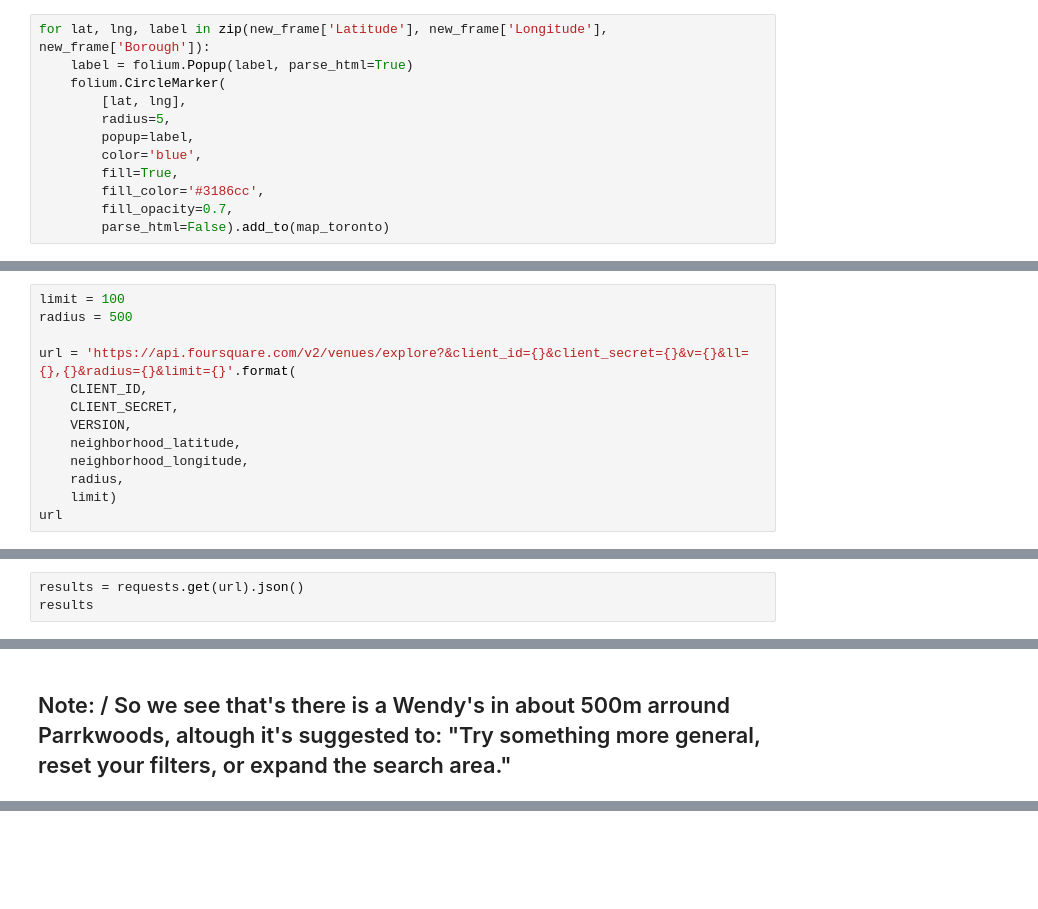
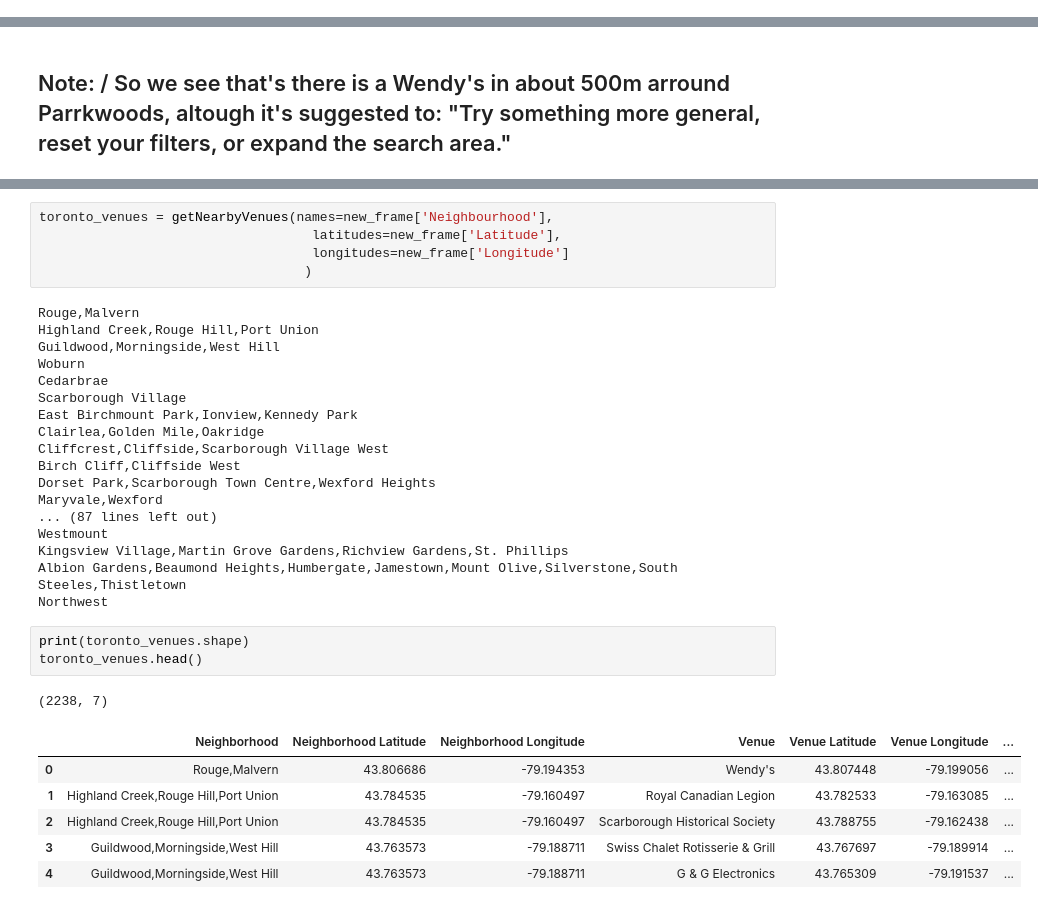
Before and after one commit to cfsanchez25/Coursera_Capstone, a Jupyter notebook: DS capstone project.ipynb, the cells around one changed output, grey strips where cells are left out. Drawn from its saved outputs; the diff is of its cells as text; blank space fills up the shorter version.

```diff
--- a/DS capstone project.ipynb
+++ b/DS capstone project.ipynb
@@ -307,14 +272,2 @@ map_toronto = folium.Map(location=[latitude, longitude], zoom_start=11)
 # %% [markdown]
 ## Adding markers to map
-# %%
-for lat, lng, label in zip(new_frame['Latitude'], new_frame['Longitude'], new_frame['Borough']):
-    label = folium.Popup(label, parse_html=True)
-    folium.CircleMarker(
-        [lat, lng],
-        radius=5,
-        popup=label,
-        color='blue',
-        fill=True,
-        fill_color='#3186cc',
-        fill_opacity=0.7,
-        parse_html=False).add_to(map_toronto)
@@ -354,15 +288,2 @@ Latitude and longitude values of Parkwoods are 43.806686299999996, -79.194353400
 # %% [markdown]
 ## Features for parkwood shown at foursquare!
-# %%
-limit = 100
-radius = 500
-
-url = 'https://api.foursquare.com/v2/venues/explore?&client_id={}&client_secret={}&v={}&ll={},{}&radius={}&limit={}'.format(
-    CLIENT_ID,
-    CLIENT_SECRET,
-    VERSION,
-    neighborhood_latitude,
-    neighborhood_longitude,
-    radius,
-    limit)
-url
@@ -371,3 +289,0 @@ url
-# %%
-results = requests.get(url).json()
-results
@@ -393,0 +339,34 @@ results
+# %%
+toronto_venues = getNearbyVenues(names=new_frame['Neighbourhood'],
+                                   latitudes=new_frame['Latitude'],
+                                   longitudes=new_frame['Longitude']
+                                  )
+# %% [output]
+Rouge,Malvern
+Highland Creek,Rouge Hill,Port Union
+Guildwood,Morningside,West Hill
+Woburn
+Cedarbrae
+Scarborough Village
+East Birchmount Park,Ionview,Kennedy Park
+Clairlea,Golden Mile,Oakridge
+Cliffcrest,Cliffside,Scarborough Village West
+Birch Cliff,Cliffside West
+Dorset Park,Scarborough Town Centre,Wexford Heights
+Maryvale,Wexford
+... (87 lines left out)
+Westmount
+Kingsview Village,Martin Grove Gardens,Richview Gardens,St. Phillips
+Albion Gardens,Beaumond Heights,Humbergate,Jamestown,Mount Olive,Silverstone,South Steeles,Thistletown
+Northwest
+# %%
+print(toronto_venues.shape)
+toronto_venues.head()
+# %% [output]
+(2238, 7)
+|  | Neighborhood | Neighborhood Latitude | Neighborhood Longitude | Venue | Venue Latitude | Venue Longitude | ... |
+| 0 | Rouge,Malvern | 43.806686 | -79.194353 | Wendy's | 43.807448 | -79.199056 | ... |
+| 1 | Highland Creek,Rouge Hill,Port Union | 43.784535 | -79.160497 | Royal Canadian Legion | 43.782533 | -79.163085 | ... |
+| 2 | Highland Creek,Rouge Hill,Port Union | 43.784535 | -79.160497 | Scarborough Historical Society | 43.788755 | -79.162438 | ... |
+| 3 | Guildwood,Morningside,West Hill | 43.763573 | -79.188711 | Swiss Chalet Rotisserie & Grill | 43.767697 | -79.189914 | ... |
+| 4 | Guildwood,Morningside,West Hill | 43.763573 | -79.188711 | G & G Electronics | 43.765309 | -79.191537 | ... |
```
Also changed, not shown: parts of 15 cells of this notebook.
